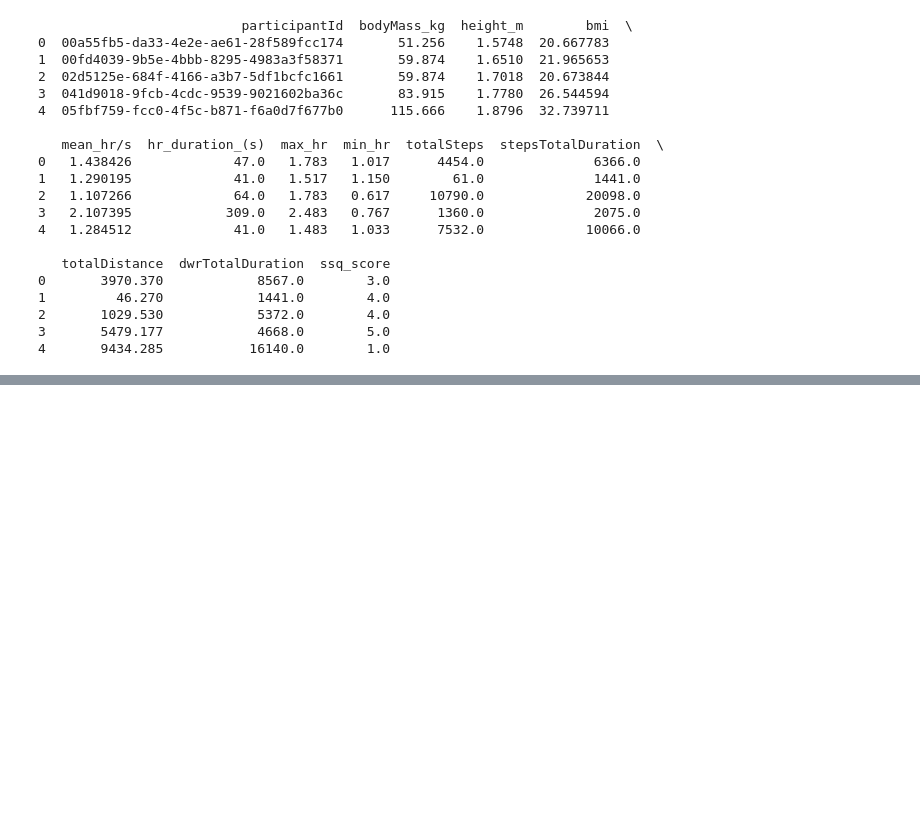
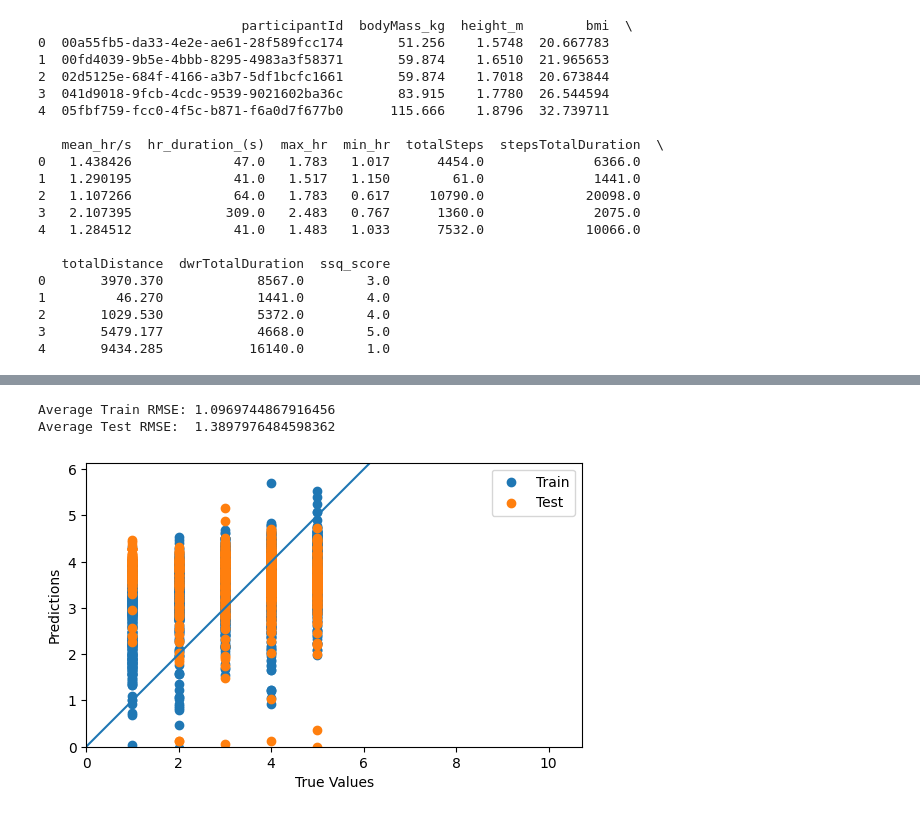
Before and after one commit to aoife-mulligan/ct413, a Jupyter notebook: linear-regression.ipynb, the cells around one changed output, grey strips where cells are left out. Cells and saved outputs as stored; diff of their text form; code cells hidden in the pictures; blank space fills up the shorter version.

```diff
--- a/linear-regression.ipynb
+++ b/linear-regression.ipynb
@@ -100,3 +35,79 @@ Test Mean Squared Error: 0.8416883851341507
+# %%
+# X - features
+
+X = df[['bodyMass_kg','height_m','bmi','mean_hr/s','hr_duration_(s)','max_hr','min_hr','totalSteps','stepsTotalDuration','totalDistance','dwrTotalDuration']].values
+
+# y - target
+y = df['ssq_score'].values
+
+groups = df['participantId'].values
+# %%
+# import linear regression
+from sklearn.linear_model import LinearRegression
+from sklearn.metrics import mean_squared_error
+
+# Define the Random Forest Regressor model
+model = LinearRegression()
+
+# Lists to store evaluation metrics
+train_scores = []
+test_scores = []
+train_predicted_vals = []
+train_actual_vals = []
+test_predicted_vals = []
+test_actual_vals = []
+# %%
+# Train model
+
+for train_index, test_index in gkf.split(X, y, groups):
+    X_train, X_test = X[train_index], X[test_index]
+    y_train, y_test = y[train_index], y[test_index]
+
+    model.fit(X_train, y_train)
+
+    train_pred = model.predict(X_train)
+    train_rmse = mean_squared_error(y_train, train_pred, squared=False)
+    train_scores.append(train_rmse)
+
+    # Evaluate on test data
+
+    test_pred = model.predict(X_test)
+    test_rmse = mean_squared_error(y_test, test_pred, squared=False)
+    test_scores.append(test_rmse)
+
+    # Predicted and actual values
+    train_predicted_vals.extend(train_pred)
+    train_actual_vals.extend(y_train)
+    test_predicted_vals.extend(test_pred)
+    test_actual_vals.extend(y_test)
+
+# Average scores
+avg_train_rmse = sum(train_scores)/len(train_scores)
+avg_test_rmse = sum(test_scores)/len(test_scores)
+
+print("Average Train RMSE:", avg_train_rmse)
+print("Average Test RMSE: ", avg_test_rmse)
+# %% [output]
+Average Train RMSE: 1.0969744867916456
+Average Test RMSE:  1.3897976484598362
+# %%
+# Plot the results
+
+import matplotlib.pyplot as plt
+
+plt.scatter(train_actual_vals, train_predicted_vals, label = 'Train')
+plt.scatter(test_actual_vals, test_predicted_vals, label= 'Test')
+plt.xlabel('True Values')
+plt.ylabel('Predictions')
+plt.axis('equal')
+plt.axis('square')
+plt.xlim([0,plt.xlim()[1]])
+plt.ylim([0,plt.ylim()[1]])
+_ = plt.plot([-100, 100], [-100, 100])
+plt.legend()
+plt.show()
+# %% [output]
+[figure, added]
 # %%
 # plot the results
 
```
Also changed, not shown: parts of 4 cells of this notebook, 1 other file.
